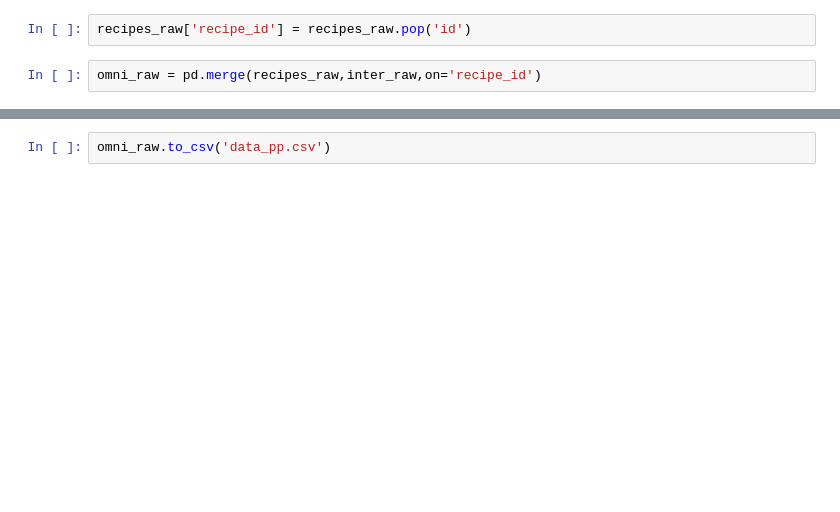
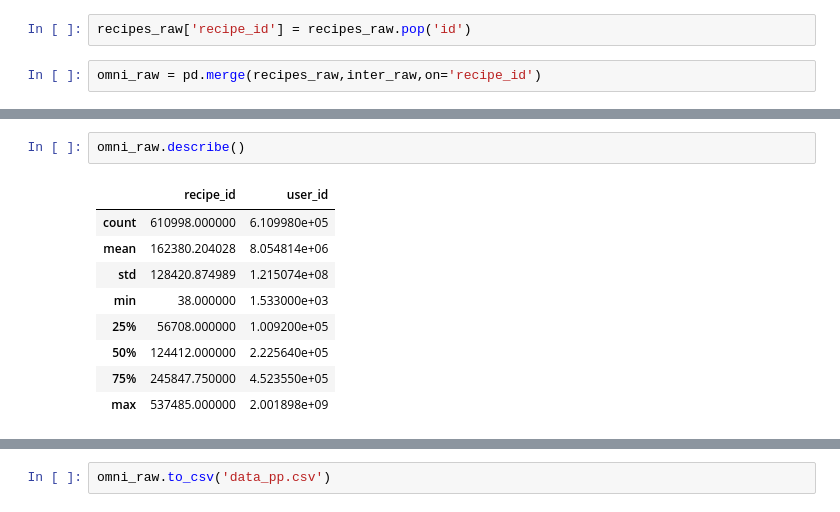
Before and after one commit to Erik-Nickel/iannwtfael, a Jupyter notebook: Final_Project_Test/data.ipynb, the cells around one changed output, grey strips where cells are left out. Cells and saved outputs as stored; diff of their text form; blank space fills up the shorter version.

```diff
--- a/Final_Project_Test/data.ipynb
+++ b/Final_Project_Test/data.ipynb
@@ -67,0 +280,12 @@ omni_raw.value_counts('user_id')
+# %%
+omni_raw.describe()
+# %% [output]
+|  | recipe_id | user_id |
+| count | 610998.000000 | 6.109980e+05 |
+| mean | 162380.204028 | 8.054814e+06 |
+| std | 128420.874989 | 1.215074e+08 |
+| min | 38.000000 | 1.533000e+03 |
+| 25% | 56708.000000 | 1.009200e+05 |
+| 50% | 124412.000000 | 2.225640e+05 |
+| 75% | 245847.750000 | 4.523550e+05 |
+| max | 537485.000000 | 2.001898e+09 |
```
Also changed, not shown: parts of 22 cells of this notebook.
